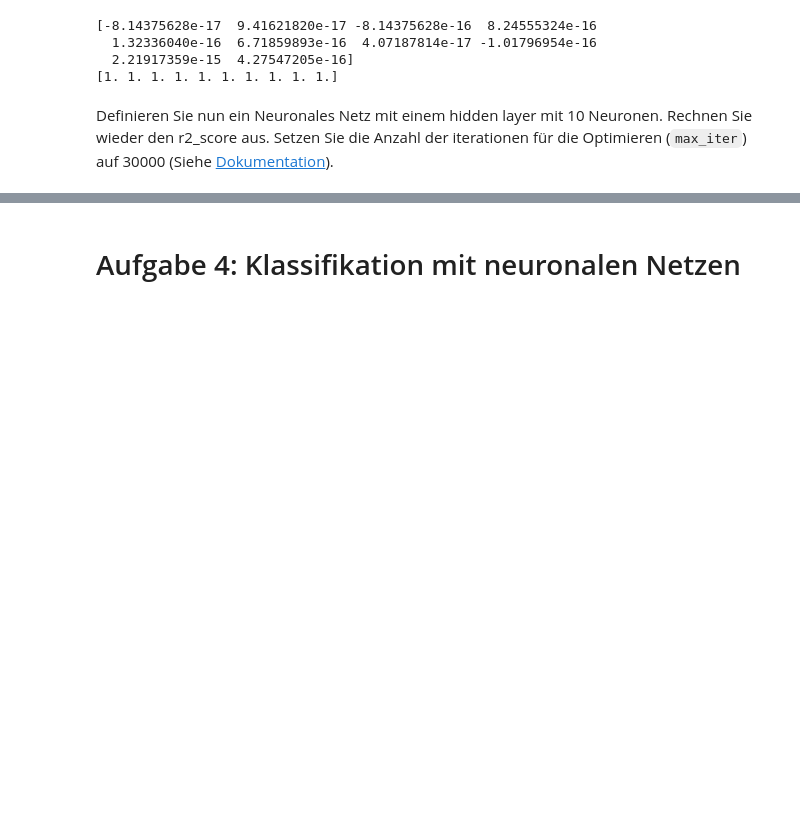
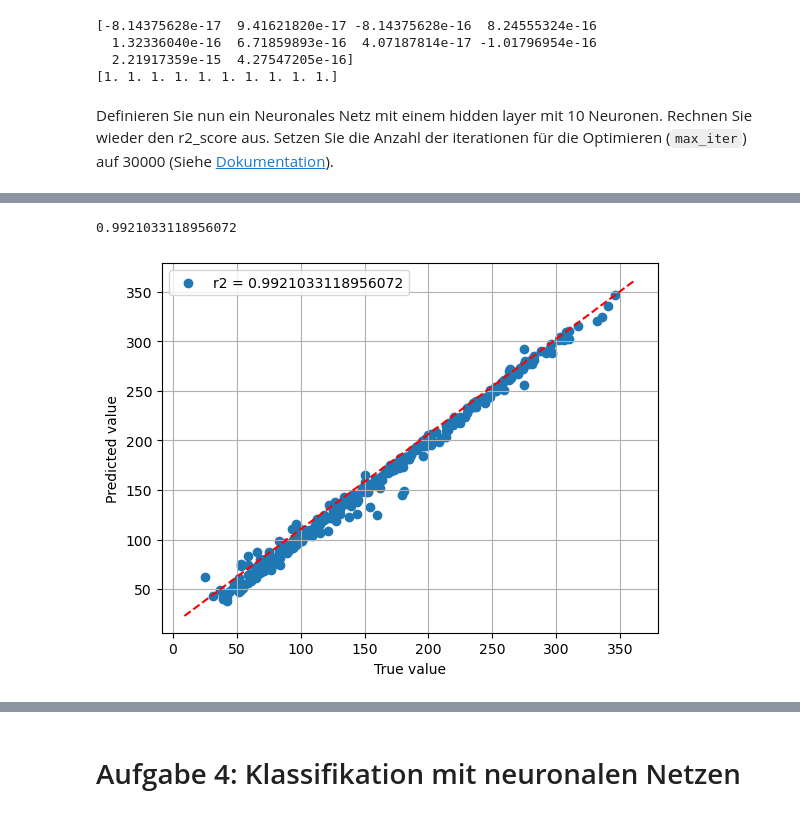
Before and after one commit to nundee/PatuAufgaben, a Jupyter notebook: Woche12/Aufgabenblatt 12.ipynb, the cells around one changed output, grey strips where cells are left out. Saved outputs shown, nothing was run; the diff lists cells and outputs as text; code cells hidden in the pictures; blank space fills up the shorter version.

```diff
--- a/Woche12/Aufgabenblatt 12.ipynb
+++ b/Woche12/Aufgabenblatt 12.ipynb
@@ -208,2 +208,8 @@ print(r2)
+# %%
+mlp2=fit_mlp(X,y,hidden_layer_sizes=(100,100),activation='tanh',max_iter=30000)
+plot_mlp(X,y,mlp2)
+# %% [output]
+0.9921033118956072
+[figure, added]
 # %%
 # Laden von Testdaten und aufteilen in Zielwert und restliche Werte
```
Also changed, not shown: parts of 6 cells of this notebook.
